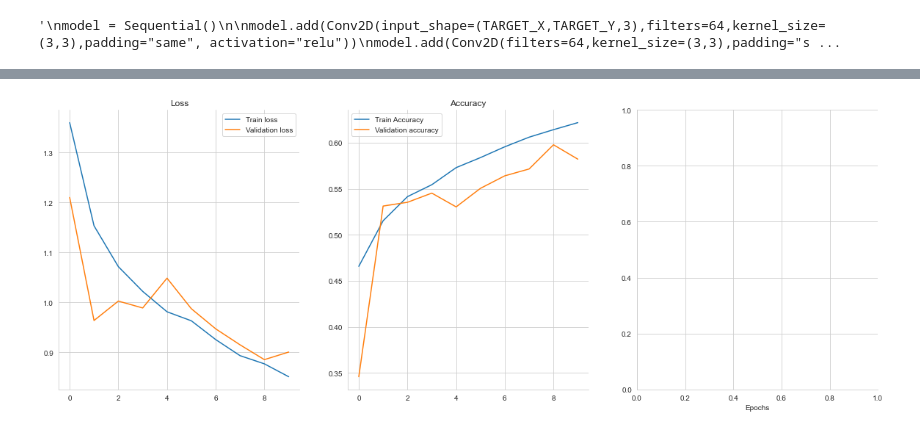
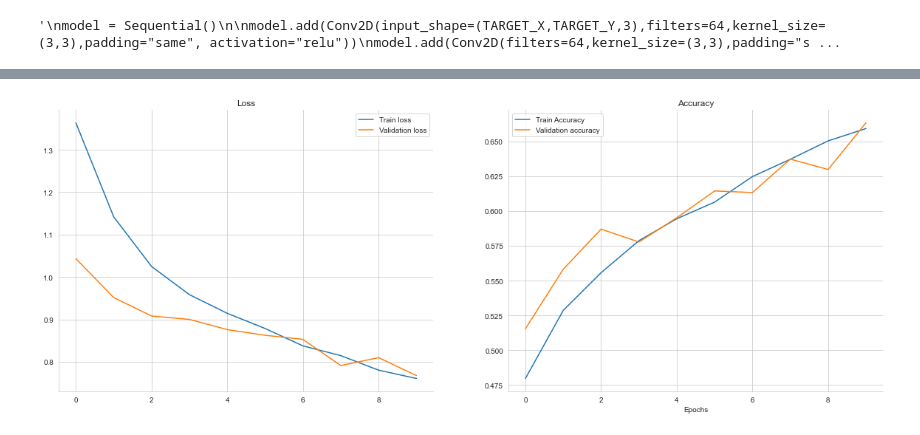
Before and after one commit to Goncalo101/FEUP-VCOM2, a Jupyter notebook: CNN-Basic.ipynb, the cells around one changed output, grey strips where cells are left out. Saved outputs shown, nothing was run; the diff lists cells and outputs as text; code cells hidden in the pictures.

Commit message:
CNN multiclass research finished

```diff
--- a/CNN-Basic.ipynb
+++ b/CNN-Basic.ipynb
@@ -11,14 +11,14 @@ import matplotlib.pyplot as plt
 # %%
 TARGET_X = 64
 TARGET_Y = 64
-BATCH_SIZE = 64
+BATCH_SIZE = 32
 CLASS_NUM = 3
 EPOCH = 10
 # %%
 def append_ext(fn):
     return fn+".png"
 
-train_classes=pd.read_csv('/Users/gustavonrm/Desktop/VCOM/FEUP-VCOM2/multiclass_v2.csv', dtype=str)
+train_classes=pd.read_csv('./multiclass_v2.csv', dtype=str)
 #Changing the attribute ids into lists instead of str seperated by a ' ' to be able to count them
 train_classes['attribute_ids']=train_classes['attribute_ids'].str.split(' ')
 train_classes["id"]=train_classes["id"].apply(append_ext)
@@ -39,7 +39,7 @@ from keras.preprocessing.image import ImageDataGenerator
 datagen = ImageDataGenerator(rescale=1./255.,validation_split=0.2)
 
 train_gen = datagen.flow_from_dataframe(dataframe= train_classes,
-                                             directory='/Users/gustavonrm/Desktop/VCOM/proj2/data',
+                                             directory='./data',
                                              x_col="id",
                                              y_col="attribute_ids",
                                              subset="training",
@@ -48,7 +48,7 @@ train_gen = datagen.flow_from_dataframe(dataframe= train_classes,
                                              class_name='categorical')
 
 valid_gen = datagen.flow_from_dataframe(dataframe= train_classes,
-                                             directory='/Users/gustavonrm/Desktop/VCOM/proj2/data',
+                                             directory='./data',
                                              x_col="id",
                                              y_col="attribute_ids",
                                              subset="validation",
@@ -103,7 +103,7 @@ model.add(Conv2D(filters=32, kernel_size=(5,5),padding='Same', input_shape=(TARG
 model.add(BatchNormalization())
 model.add(layers.Activation('relu'))
 
-model.add(layers.Conv2D(filters=32, kernel_size=(5,5),padding='Same'))
+model.add(layers.Conv2D(filters=32, kernel_size=(3,3),padding='Same'))
 model.add(layers.BatchNormalization())
 model.add(layers.Activation('relu'))
 
@@ -187,20 +178,20 @@ Epoch 10/10
 # %%
 sns.set_style("whitegrid")
-fig, (ax1, ax2, ax3) = plt.subplots(1, 3, sharex='col', figsize=(20,7))
+fig, (ax1, ax2) = plt.subplots(1, 2, sharex='col', figsize=(20,7))
 
 
 ax1.plot(history.history['loss'], label='Train loss')
 ax1.plot(history.history['val_loss'], label='Validation loss')
 ax1.legend(loc='best')
 ax1.set_title('Loss')
 
 ax2.plot(history.history['accuracy'], label='Train Accuracy')
 ax2.plot(history.history['val_accuracy'], label='Validation accuracy')
 ax2.legend(loc='best')
 ax2.set_title('Accuracy')
 
 plt.xlabel('Epochs')
 sns.despine()
 plt.show()
 # %% [output]
-[figure, old version]
+[figure, new version]
```
Also changed, not shown: parts of 2 cells of this notebook.
